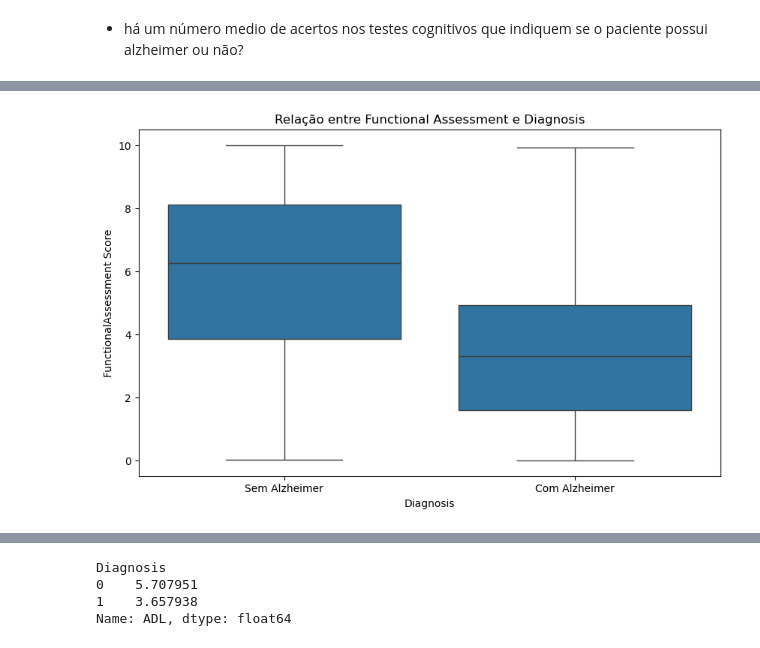
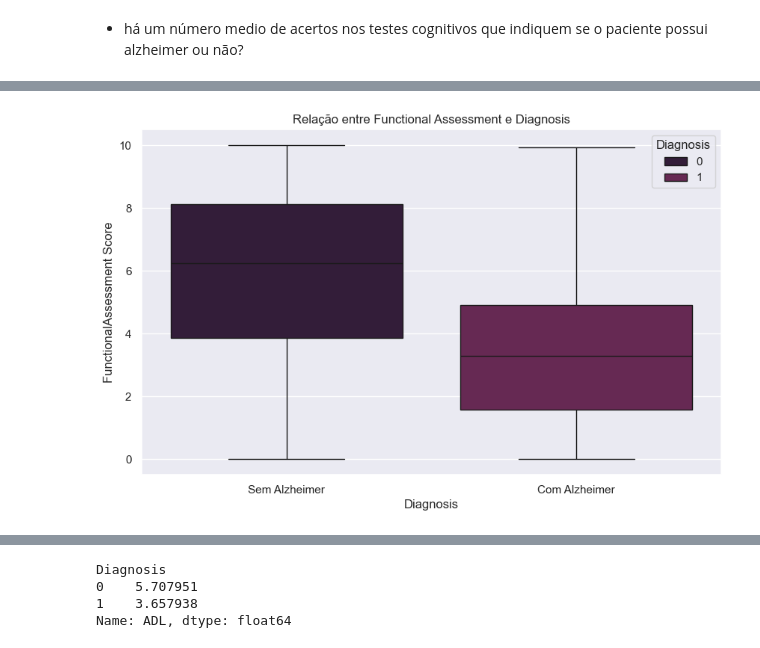
Before and after one commit to pedrolucas27/cdd-alzheimer, a Jupyter notebook: Trabalho1.ipynb, the cells around one changed output, grey strips where cells are left out. Drawn from its saved outputs; the diff is of its cells as text; code cells hidden in the pictures.

```diff
--- a/Trabalho1.ipynb
+++ b/Trabalho1.ipynb
@@ -17,6 +17,8 @@ import numpy as np
 import pandas as pd
 import seaborn as sns
 import matplotlib.pyplot as plt
+sns.set_theme(style="darkgrid")
+sns.set_palette("rocket")
 # %%
 df = pd.read_csv("alzheimers_disease_data.csv")
 df.head()
@@ -207,14 +209,14 @@ plt.show()
 # %%
 # Relação entre FunctionalAssessment e Diagnosis
 plt.figure(figsize=(10, 6))
-sns.boxplot(x='Diagnosis', y='FunctionalAssessment', data=data)
+sns.boxplot(x='Diagnosis', y='FunctionalAssessment', data=data, hue="Diagnosis")
 plt.title('Relação entre Functional Assessment e Diagnosis')
 plt.xlabel('Diagnosis')
 plt.ylabel('FunctionalAssessment Score')
 plt.xticks([0, 1], ['Sem Alzheimer', 'Com Alzheimer'])
 plt.show()
 # %% [output]
-[figure, old version]
+[figure, new version]
 # %%
 # Relação entre ADL e Diagnosis
 plt.figure(figsize=(10, 6))
```
Also changed, not shown: parts of 18 cells of this notebook.
